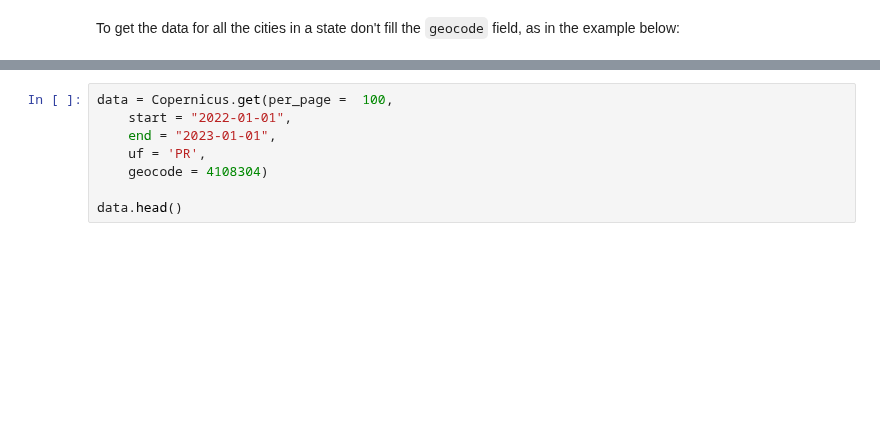
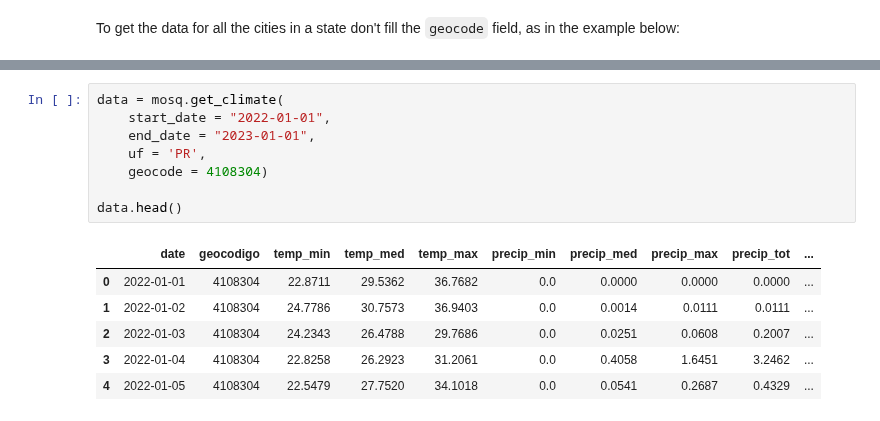
Before and after one commit to Mosqlimate-project/mosqlimate-client, a Jupyter notebook: examples/datastore.ipynb, the cells around one changed output, grey strips where cells are left out. Saved outputs shown, nothing was run; the diff lists cells and outputs as text; blank space fills up the shorter version.

```diff
--- a/examples/datastore.ipynb
+++ b/examples/datastore.ipynb
@@ -49,8 +80,15 @@ For more information look at the mosqlimate [copernicus datastore documentation]
 # %%
-data = Copernicus.get(per_page =  100,
-    start = "2022-01-01",
-    end = "2023-01-01",
+data = mosq.get_climate(
+    start_date = "2022-01-01",
+    end_date = "2023-01-01",
     uf = 'PR',
     geocode = 4108304)
 
 data.head()
+# %% [output]
+|  | date | geocodigo | temp_min | temp_med | temp_max | precip_min | precip_med | precip_max | precip_tot | ... |
+| 0 | 2022-01-01 | 4108304 | 22.8711 | 29.5362 | 36.7682 | 0.0 | 0.0000 | 0.0000 | 0.0000 | ... |
+| 1 | 2022-01-02 | 4108304 | 24.7786 | 30.7573 | 36.9403 | 0.0 | 0.0014 | 0.0111 | 0.0111 | ... |
+| 2 | 2022-01-03 | 4108304 | 24.2343 | 26.4788 | 29.7686 | 0.0 | 0.0251 | 0.0608 | 0.2007 | ... |
+| 3 | 2022-01-04 | 4108304 | 22.8258 | 26.2923 | 31.2061 | 0.0 | 0.4058 | 1.6451 | 3.2462 | ... |
+| 4 | 2022-01-05 | 4108304 | 22.5479 | 27.7520 | 34.1018 | 0.0 | 0.0541 | 0.2687 | 0.4329 | ... |
```
Also changed, not shown: parts of 7 cells of this notebook, 1 other file.
